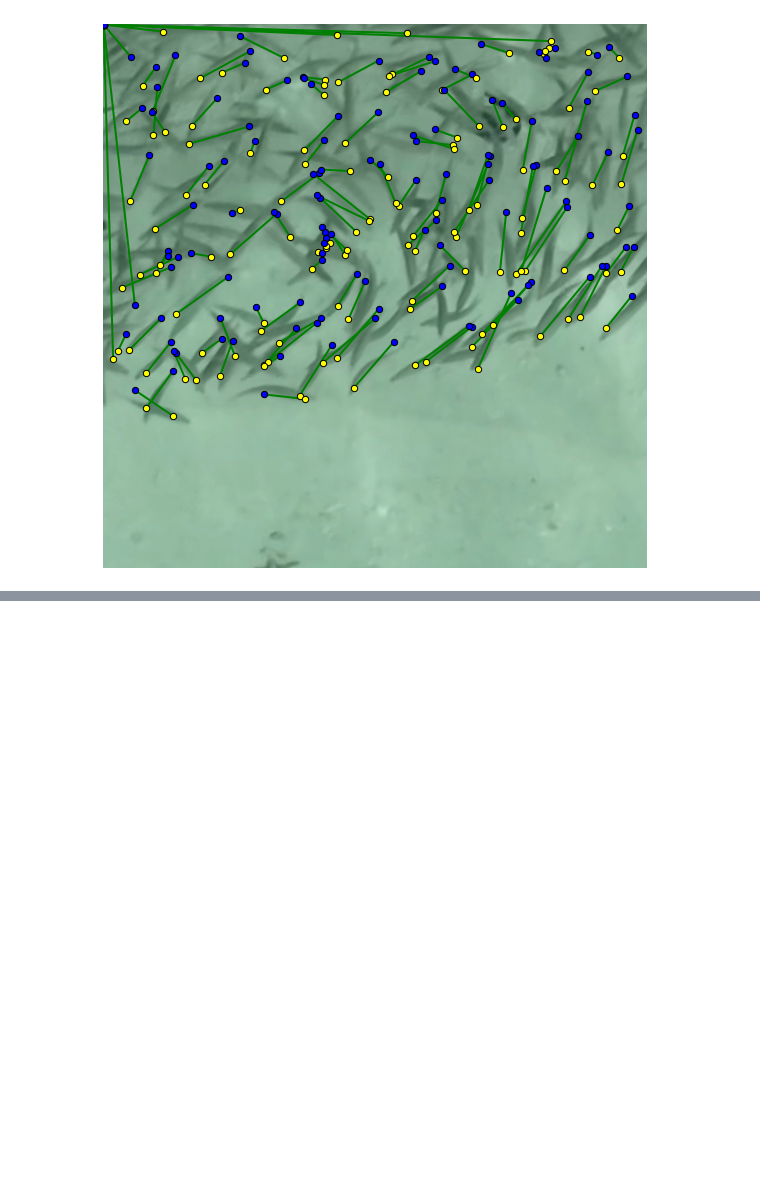
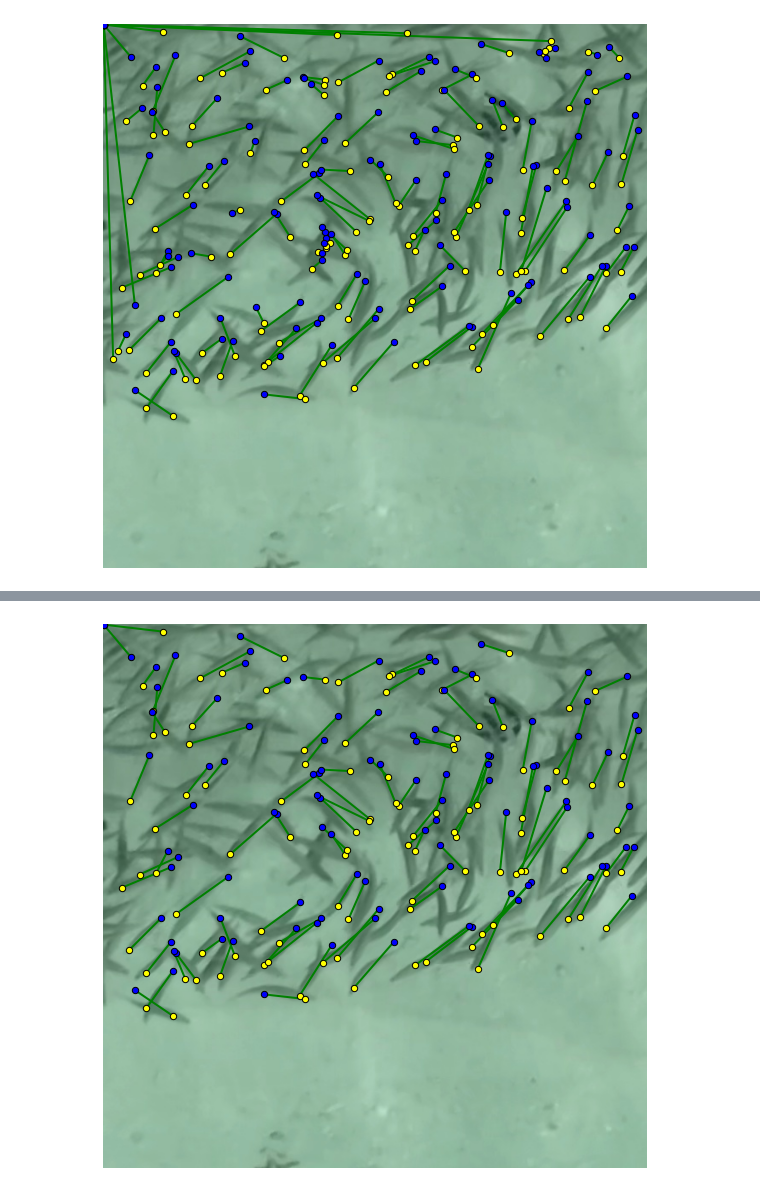
Before and after one commit to AugustPa/SharkVideoAnalysis, a Jupyter notebook: utils/FishDetections/detectAndVisualize/posemodel/poseVisualizationTile.ipynb, the cells around one changed output, grey strips where cells are left out. Cells and saved outputs as stored; diff of their text form; code cells hidden in the pictures; blank space fills up the shorter version.

```diff
--- a/utils/FishDetections/detectAndVisualize/posemodel/poseVisualizationTile.ipynb
+++ b/utils/FishDetections/detectAndVisualize/posemodel/poseVisualizationTile.ipynb
@@ -61,0 +96,13 @@ plt.show()
+# %%
+# Calculate distances
+distances = np.linalg.norm(kp_xy[:, 0, :] - kp_xy[:, 1, :], axis=1)
+
+# Filter pairs based on the specified distance range
+distance_range = (25, 150)
+filtered_indices = np.where((distances >= distance_range[0]) & (distances <= distance_range[1]))[0]
+
+# Apply filtering to keep only the pairs within the specified distance range
+filtered_kp_xy = kp_xy[filtered_indices]
+
+# Output the filtered pairs and their distances for reference
+filtered_kp_xy, distances[filtered_indices]
@@ -61,0 +127,32 @@ plt.show()
+# %%
+# Load the original image
+image_path = '/Users/apaula/src/SharkVideoAnalysis/tiles/frame_2_tile_14.jpg'
+image = cv2.imread(image_path)
+image = cv2.cvtColor(image, cv2.COLOR_BGR2RGB)  # Convert BGR to RGB for Matplotlib
+
+# kp_xy as provided, now iterating directly over it
+# Assuming kp_xy is already available in your environment as shown
+
+# Plot the image
+plt.figure(figsize=(10, 10))
+plt.imshow(image)
+
+# Define colors for each point in the pair and for the connecting line
+color_point1 = 'yellow'
+color_point2 = 'blue'
+color_line = 'green'
+# Iterate over each pair of keypoints in kp_xy
+for pair in filtered_kp_xy:
+    point1, point2 = pair  # Unpack the pair of keypoints
+
+    # Plot each point in the pair with different colors
+    plt.scatter(point1[0], point1[1], c=color_point1, s=40, zorder=2, edgecolors='black')  # Add edge for visibility
+    plt.scatter(point2[0], point2[1], c=color_point2, s=40, zorder=2, edgecolors='black')  # Add edge for visibility
+
+    # Draw a line between the points in the pair
+    plt.plot([point1[0], point2[0]], [point1[1], point2[1]], color=color_line, linewidth=2, zorder=1)
+
+plt.axis('off')
+plt.show()
+# %% [output]
+[figure, added]
```
Also changed, not shown: parts of 6 cells of this notebook.
